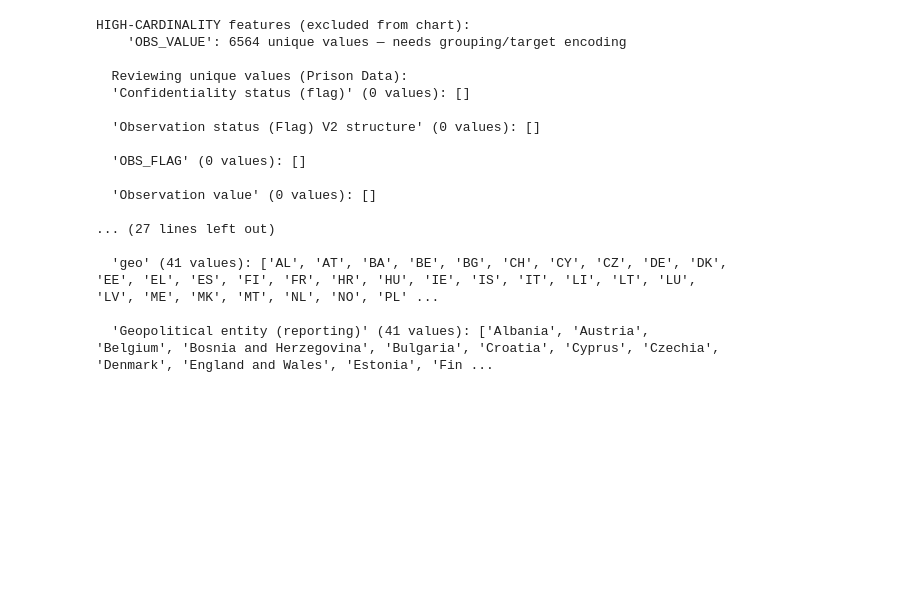
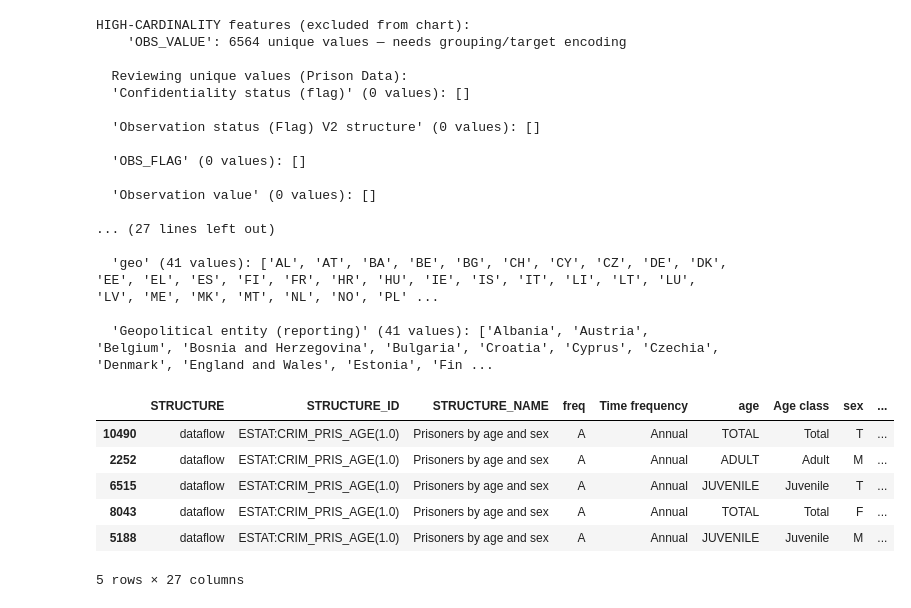
Before and after one commit to giuliodamico/Gender-Inequality-Index-vs-Female-jail-population, a Jupyter notebook: notebooks/Prison_data_graph.ipynb, the cells around one changed output. Cells and saved outputs as stored; diff of their text form; code cells hidden in the pictures; blank space fills up the shorter version.

```diff
--- a/notebooks/Prison_data_graph.ipynb
+++ b/notebooks/Prison_data_graph.ipynb
@@ -78,2 +145,32 @@ HIGH-CARDINALITY features (excluded from chart):
+# %%
+def resolve_population(row):
+    if row["population_fixed"] is not None and not (isinstance(row["population_fixed"], float) and pd.isna(row["population_fixed"])):
+        return row["population_fixed"]
+    pop_dict = row["population_by_year"]
+    if isinstance(pop_dict, dict):
+        return pop_dict.get(row["TIME_PERIOD"])
+    return None
+prison_data["population_year"] = prison_data.apply(resolve_population, axis=1)
+
+prison_data["Per hundred thousand inhabitants"] = prison_data["OBS_VALUE"].where(prison_data["Unit of measure"] == "Per hundred thousand inhabitants")
+prison_data["Total"] = prison_data["OBS_VALUE"].where(prison_data["Unit of measure"] == "Number")
+
+# For rows with rate, calculate absolute count
+missing_total = prison_data["Total"].isna()
+prison_data.loc[missing_total, "Total"] = (prison_data.loc[missing_total, "OBS_VALUE"] * prison_data.loc[missing_total, "population_year"] / 100000).round()
+
+# For rows with count, calculate rate
+missing_rate = prison_data["Per hundred thousand inhabitants"].isna()
+prison_data.loc[missing_rate, "Per hundred thousand inhabitants"] = (prison_data.loc[missing_rate, "OBS_VALUE"] * 100000 / prison_data.loc[missing_rate, "population_year"]).round(2)
+
+prison_data.sample(5)
+# %% [output]
+|  | STRUCTURE | STRUCTURE_ID | STRUCTURE_NAME | freq | Time frequency | age | Age class | sex | ... |
+| 10490 | dataflow | ESTAT:CRIM_PRIS_AGE(1.0) | Prisoners by age and sex | A | Annual | TOTAL | Total | T | ... |
+| 2252 | dataflow | ESTAT:CRIM_PRIS_AGE(1.0) | Prisoners by age and sex | A | Annual | ADULT | Adult | M | ... |
+| 6515 | dataflow | ESTAT:CRIM_PRIS_AGE(1.0) | Prisoners by age and sex | A | Annual | JUVENILE | Juvenile | T | ... |
+| 8043 | dataflow | ESTAT:CRIM_PRIS_AGE(1.0) | Prisoners by age and sex | A | Annual | TOTAL | Total | F | ... |
+| 5188 | dataflow | ESTAT:CRIM_PRIS_AGE(1.0) | Prisoners by age and sex | A | Annual | JUVENILE | Juvenile | M | ... |
+5 rows × 27 columns
 # %%
 # Drop columns
```
Also changed, not shown: parts of 6 cells of this notebook, 2 other files.
